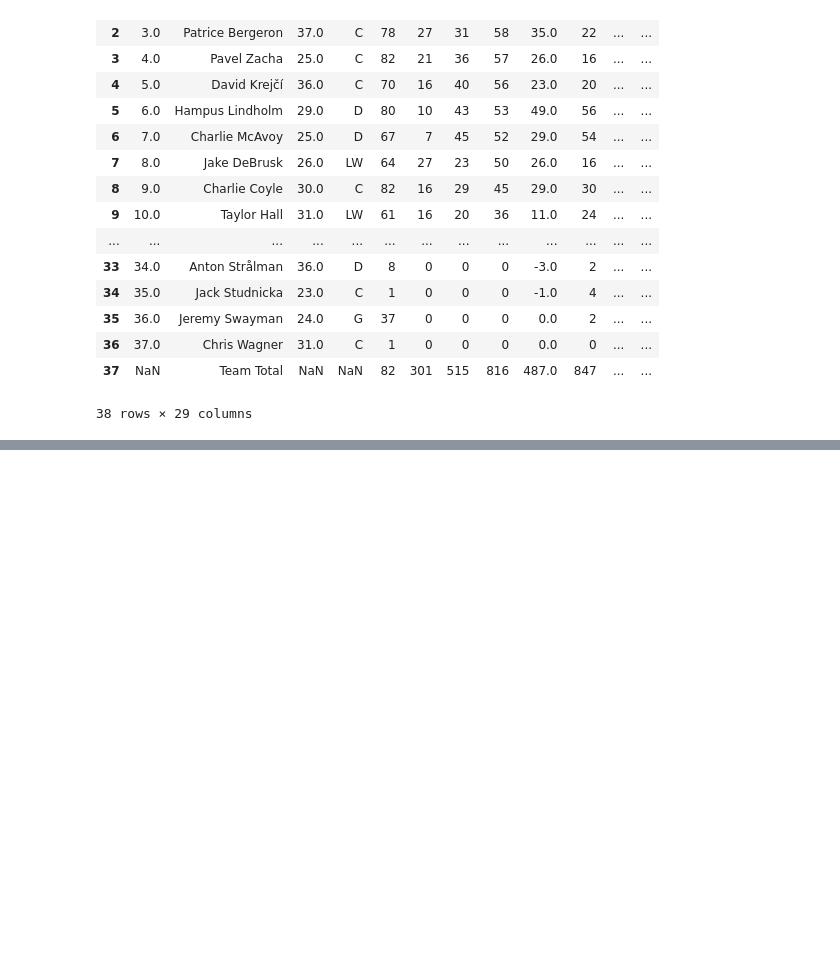
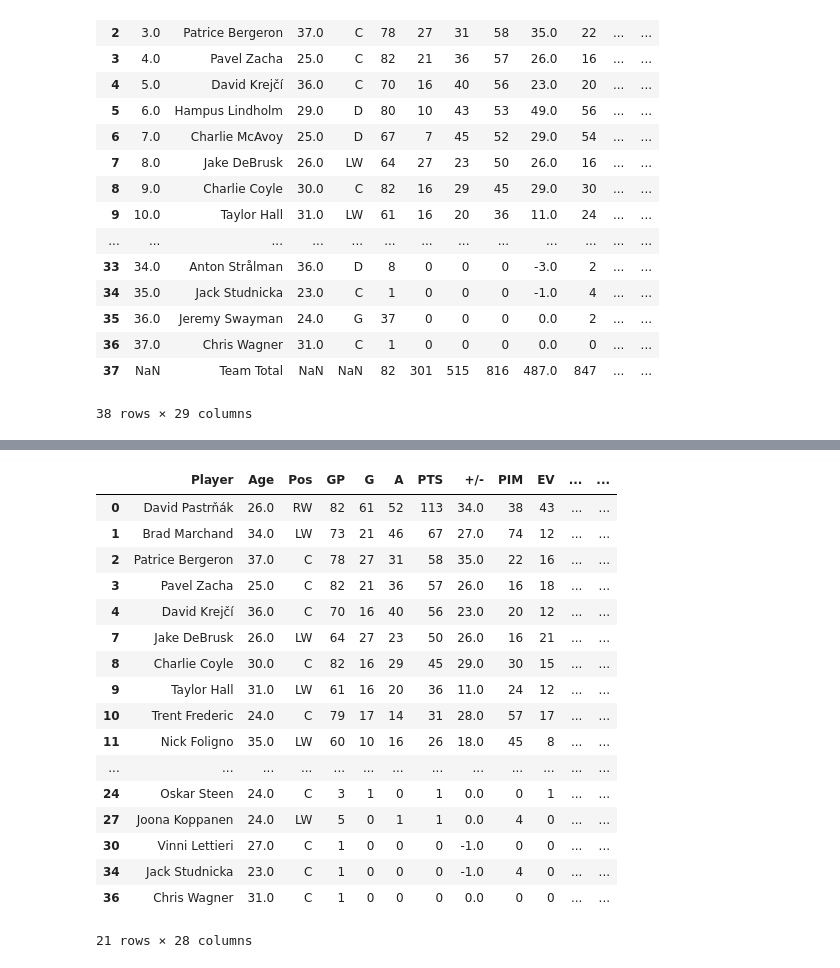
Before and after one commit to Taleb88/web_scraping_nhl, a Jupyter notebook: bruins/web_scraping_nhl.ipynb, the cells around one changed output, grey strips where cells are left out. Saved outputs shown, nothing was run; the diff lists cells and outputs as text; code cells hidden in the pictures; blank space fills up the shorter version.

```diff
--- a/bruins/web_scraping_nhl.ipynb
+++ b/bruins/web_scraping_nhl.ipynb
@@ -301 +294,22 @@ wingers_df
+# %%
+forwards_df
+# %% [output]
+|  | Player | Age | Pos | GP | G | A | PTS | +/- | PIM | EV | ... | ... |
+| 0 | David Pastrňák | 26.0 | RW | 82 | 61 | 52 | 113 | 34.0 | 38 | 43 | ... | ... |
+| 1 | Brad Marchand | 34.0 | LW | 73 | 21 | 46 | 67 | 27.0 | 74 | 12 | ... | ... |
+| 2 | Patrice Bergeron | 37.0 | C | 78 | 27 | 31 | 58 | 35.0 | 22 | 16 | ... | ... |
+| 3 | Pavel Zacha | 25.0 | C | 82 | 21 | 36 | 57 | 26.0 | 16 | 18 | ... | ... |
+| 4 | David Krejčí | 36.0 | C | 70 | 16 | 40 | 56 | 23.0 | 20 | 12 | ... | ... |
+| 7 | Jake DeBrusk | 26.0 | LW | 64 | 27 | 23 | 50 | 26.0 | 16 | 21 | ... | ... |
+| 8 | Charlie Coyle | 30.0 | C | 82 | 16 | 29 | 45 | 29.0 | 30 | 15 | ... | ... |
+| 9 | Taylor Hall | 31.0 | LW | 61 | 16 | 20 | 36 | 11.0 | 24 | 12 | ... | ... |
+| 10 | Trent Frederic | 24.0 | C | 79 | 17 | 14 | 31 | 28.0 | 57 | 17 | ... | ... |
+| 11 | Nick Foligno | 35.0 | LW | 60 | 10 | 16 | 26 | 18.0 | 45 | 8 | ... | ... |
+| ... | ... | ... | ... | ... | ... | ... | ... | ... | ... | ... | ... | ... |
+| 24 | Oskar Steen | 24.0 | C | 3 | 1 | 0 | 1 | 0.0 | 0 | 1 | ... | ... |
+| 27 | Joona Koppanen | 24.0 | LW | 5 | 0 | 1 | 1 | 0.0 | 4 | 0 | ... | ... |
+| 30 | Vinni Lettieri | 27.0 | C | 1 | 0 | 0 | 0 | -1.0 | 0 | 0 | ... | ... |
+| 34 | Jack Studnicka | 23.0 | C | 1 | 0 | 0 | 0 | -1.0 | 4 | 0 | ... | ... |
+| 36 | Chris Wagner | 31.0 | C | 1 | 0 | 0 | 0 | 0.0 | 0 | 0 | ... | ... |
+21 rows × 28 columns
 # %%
```
Also changed, not shown: parts of 6 cells of this notebook, 4 other files.
